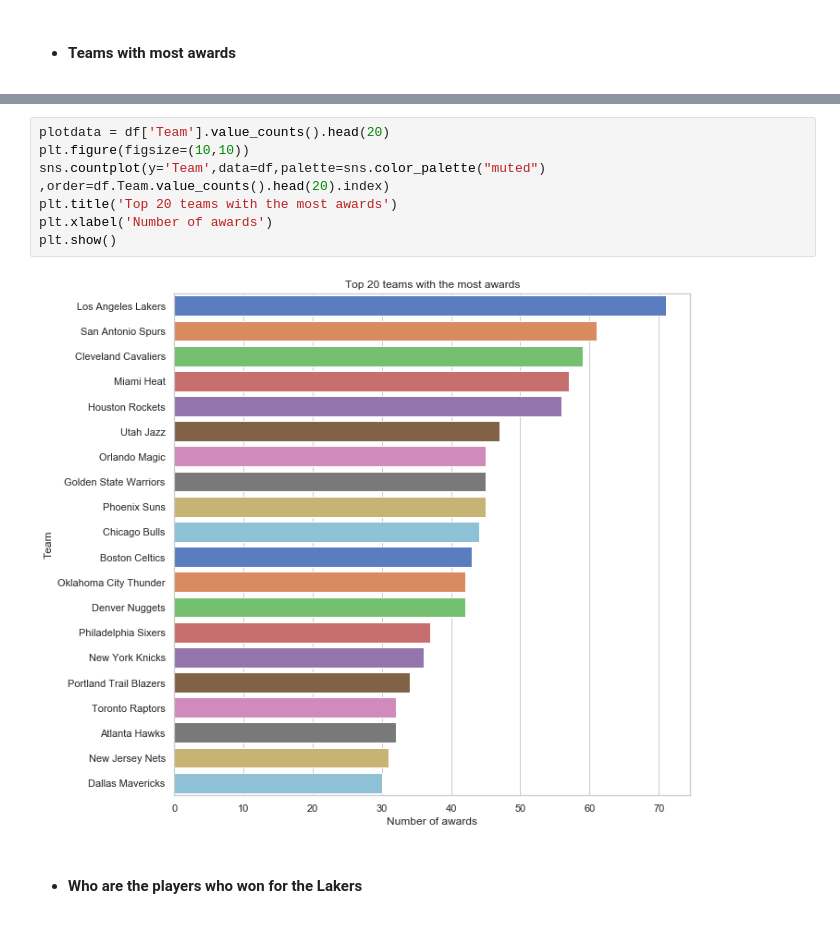
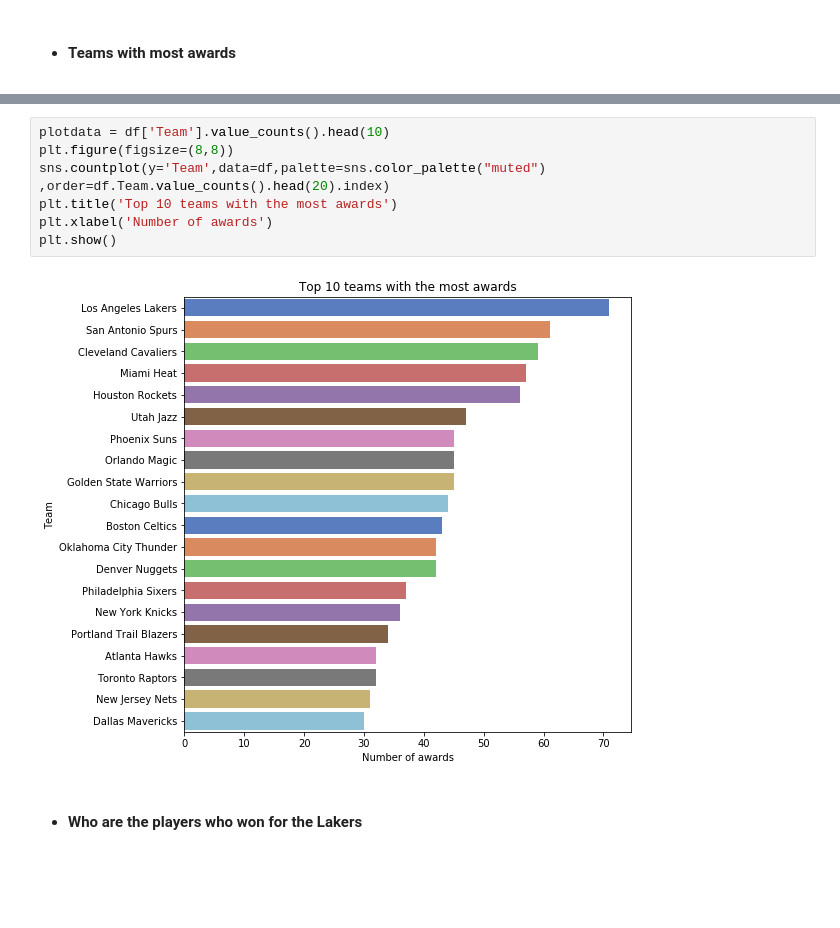
Before and after one commit to longuyen10119/machinelearning, a Jupyter notebook: Final Assignment/NBAPlayeroftheWeek.ipynb, the cells around one changed output, grey strips where cells are left out. Drawn from its saved outputs; the diff is of its cells as text; blank space fills up the shorter version.

```diff
--- a/Final Assignment/NBAPlayeroftheWeek.ipynb
+++ b/Final Assignment/NBAPlayeroftheWeek.ipynb
@@ -124,12 +132,12 @@ plt.show()
 # %%
-plotdata = df['Team'].value_counts().head(20)
-plt.figure(figsize=(10,10))
+plotdata = df['Team'].value_counts().head(10)
+plt.figure(figsize=(8,8))
 sns.countplot(y='Team',data=df,palette=sns.color_palette("muted")  ,order=df.Team.value_counts().head(20).index)
-plt.title('Top 20 teams with the most awards')
+plt.title('Top 10 teams with the most awards')
 plt.xlabel('Number of awards')
 plt.show()
 # %% [output]
-[figure, old version]
+[figure, new version]
 # %% [markdown]
 * #### Who are the players who won for the Lakers
 # %%
```
Also changed, not shown: parts of 36 cells of this notebook.
